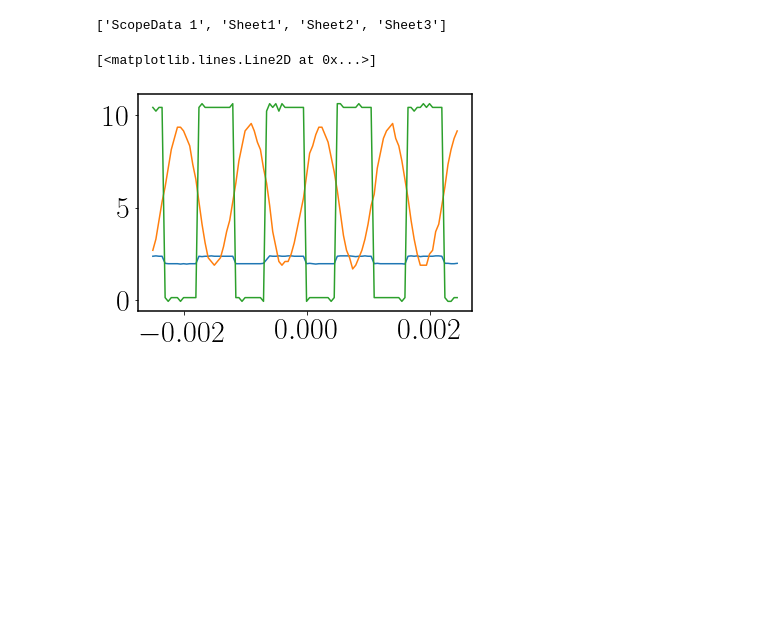
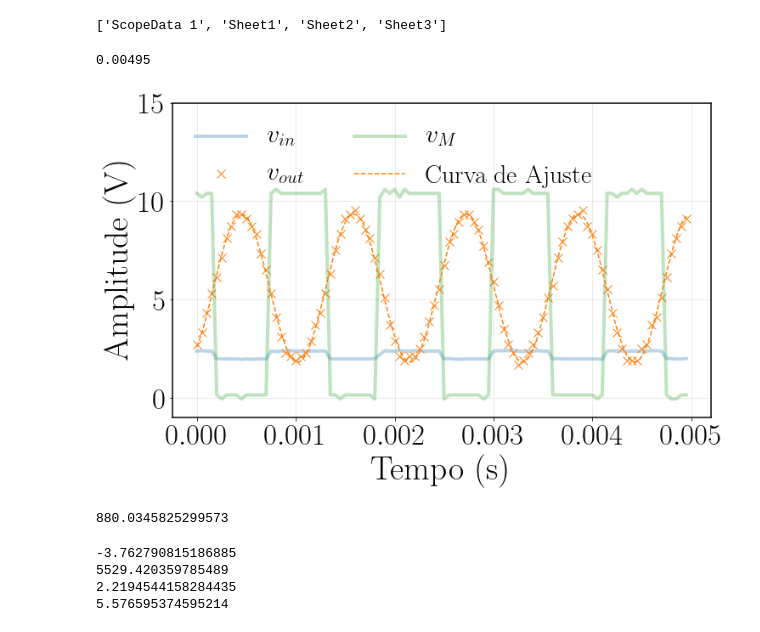
Before and after one commit to AthomsG/EGer, a Jupyter notebook: LAB1/LAB - 1 PARTE 2.ipynb, the cells around one changed output. Cells and saved outputs as stored; diff of their text form; code cells hidden in the pictures; blank space fills up the shorter version.

```diff
--- a/LAB1/LAB - 1 PARTE 2.ipynb
+++ b/LAB1/LAB - 1 PARTE 2.ipynb
@@ -351,10 +353,51 @@ time = data['Time (Secs)']
 chan1= data['CHAN1']
 chan2= data['CHAN2']
 chan3= data['CHAN3']
-# %%
-plt.plot(time, chan1)
-plt.plot(time, chan2)
-plt.plot(time, chan3)
-# %% [output]
-[<matplotlib.lines.Line2D at 0x...>]
-[figure, removed]
+# %%
+np.array(time - time[0])[-1]
+# %% [output]
+0.00495
+# %%
+fig = plt.figure()
+fig.set_size_inches(11, 7.5)
+
+#time -= time[0]
+
+plt.plot(time, chan1, label= r'$v_{in}$ ', lw=4, alpha=0.3) # v$_{in}$
+plt.plot(time, chan2, 'x', label= r'$v_{out}$', lw=4, markersize=10) # v$_{out}$
+plt.plot(time, chan3, label= r'$v_M$    ', lw=4, alpha=0.3) # v$_M$
+
+
+#popt, pcov = curve_fit(fit_func, time, chan2, p0=[0.5, 6*time, 0.2, 1])#, bounds=param_bounds)
+popti, pcov = curve_fit(fit_func, time, chan2 , p0=[12, 6000, 0.2, 5])
+
+x = np.linspace(time[0], list(time)[-1], 1000)
+
+plt.plot(x, fit_func(x, popti[0], popti[1], popti[2], popti[3]), '--', color='C1', label='Curva de Ajuste')
+
+
+plt.xlabel('Tempo (s)')
+plt.ylabel('Amplitude (V)')
+
+plt.grid(alpha=0.3)
+
+plt.ylim(-1, 15)
+plt.legend(frameon=False, fontsize=30, ncol=2)
+
+
+plt.tight_layout()
+plt.savefig('2.6.5.pdf')
+# %% [output]
+[figure, added]
+# %%
+popti[1]/(2*np.pi)
+# %% [output]
+880.0345825299573
+# %%
+for i in popti:
+    print(i)
+# %% [output]
+-3.762790815186885
+5529.420359785489
+2.2194544158284435
+5.576595374595214
```
Also changed, not shown: parts of 4 cells of this notebook, 1 other file.
